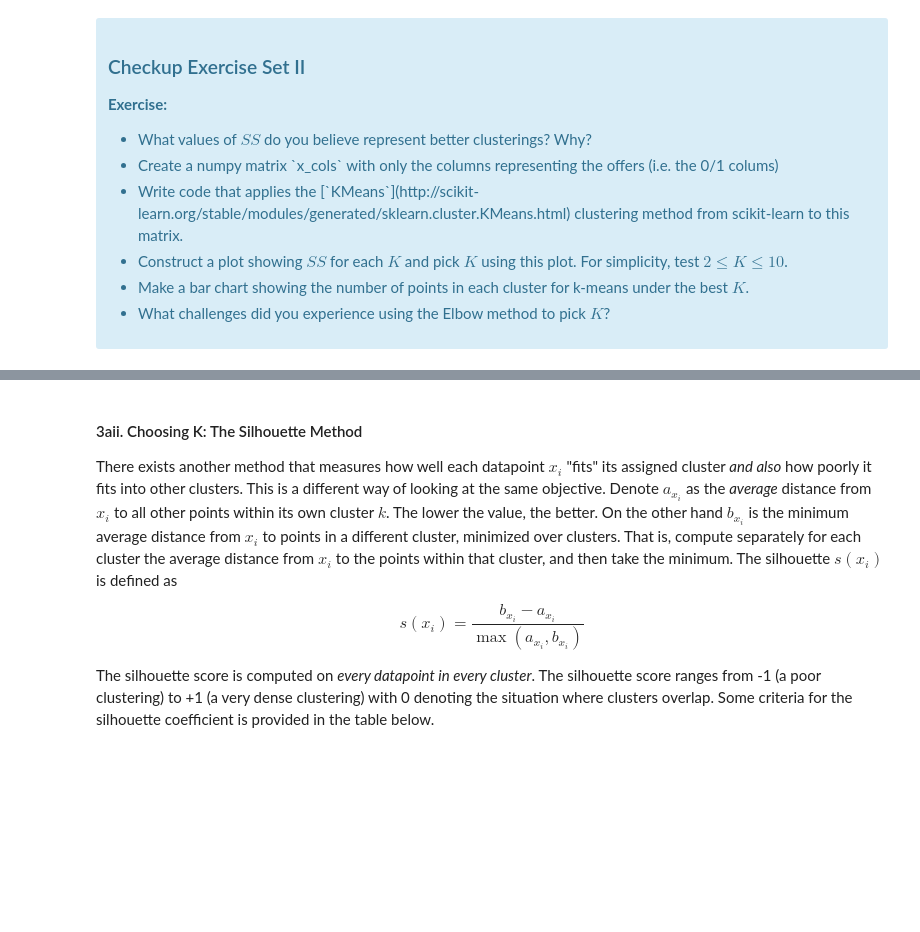
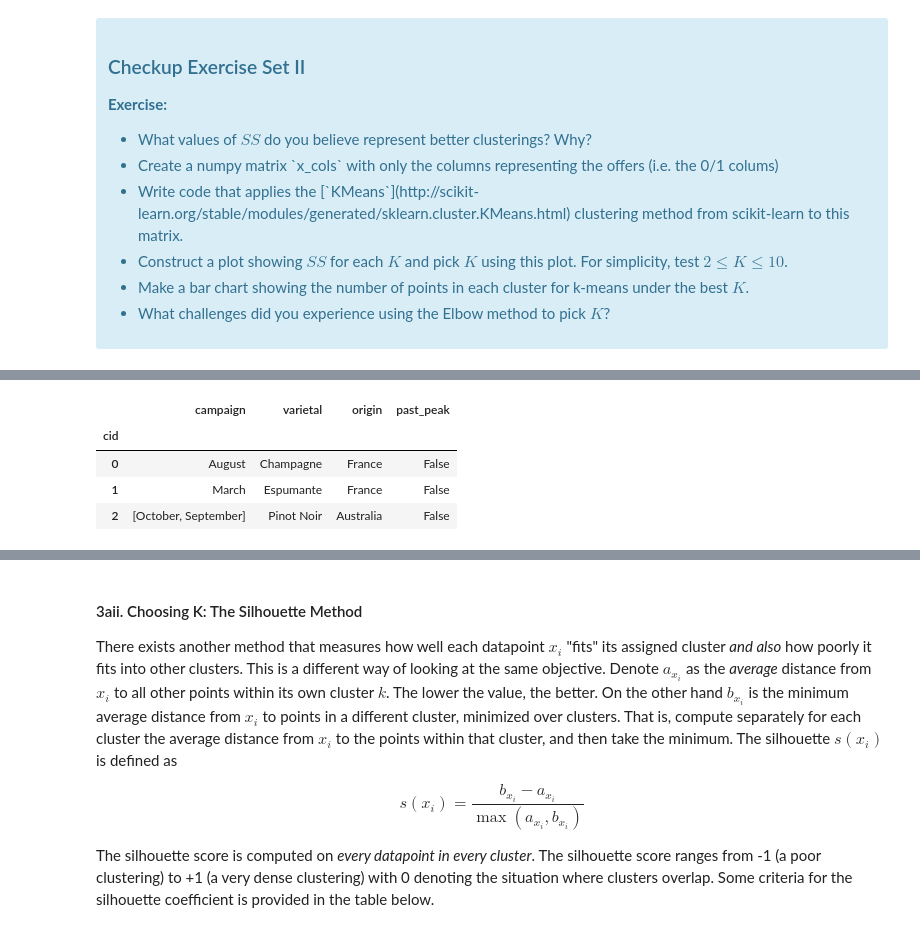
Before and after one commit to sandalasiddiqui/Springboard, a Jupyter notebook: Clustering_Case_Study_updated_10_15_2020/Clustering Case Study - Customer Segmentation with K-Means - Tier 3.ipynb, the cells around one changed output, grey strips where cells are left out. Cells and saved outputs as stored; diff of their text form; code cells hidden in the pictures; blank space fills up the shorter version.

```diff
--- a/Clustering_Case_Study_updated_10_15_2020/Clustering Case Study - Customer Segmentation with K-Means - Tier 3.ipynb
+++ b/Clustering_Case_Study_updated_10_15_2020/Clustering Case Study - Customer Segmentation with K-Means - Tier 3.ipynb
@@ -166,0 +191,8 @@ plt.show()
+# %%
+df_merged[['cid', 'offer_id', 'campaign', 'varietal', 'origin', 'past_peak']].groupby('cid').agg(pd.Series.mode)
+# %% [output]
+|  | campaign | varietal | origin | past_peak |
+| cid |  |  |  |  |
+| 0 | August | Champagne | France | False |
+| 1 | March | Espumante | France | False |
+| 2 | [October, September] | Pinot Noir | Australia | False |
```
Also changed, not shown: parts of 9 cells of this notebook.
